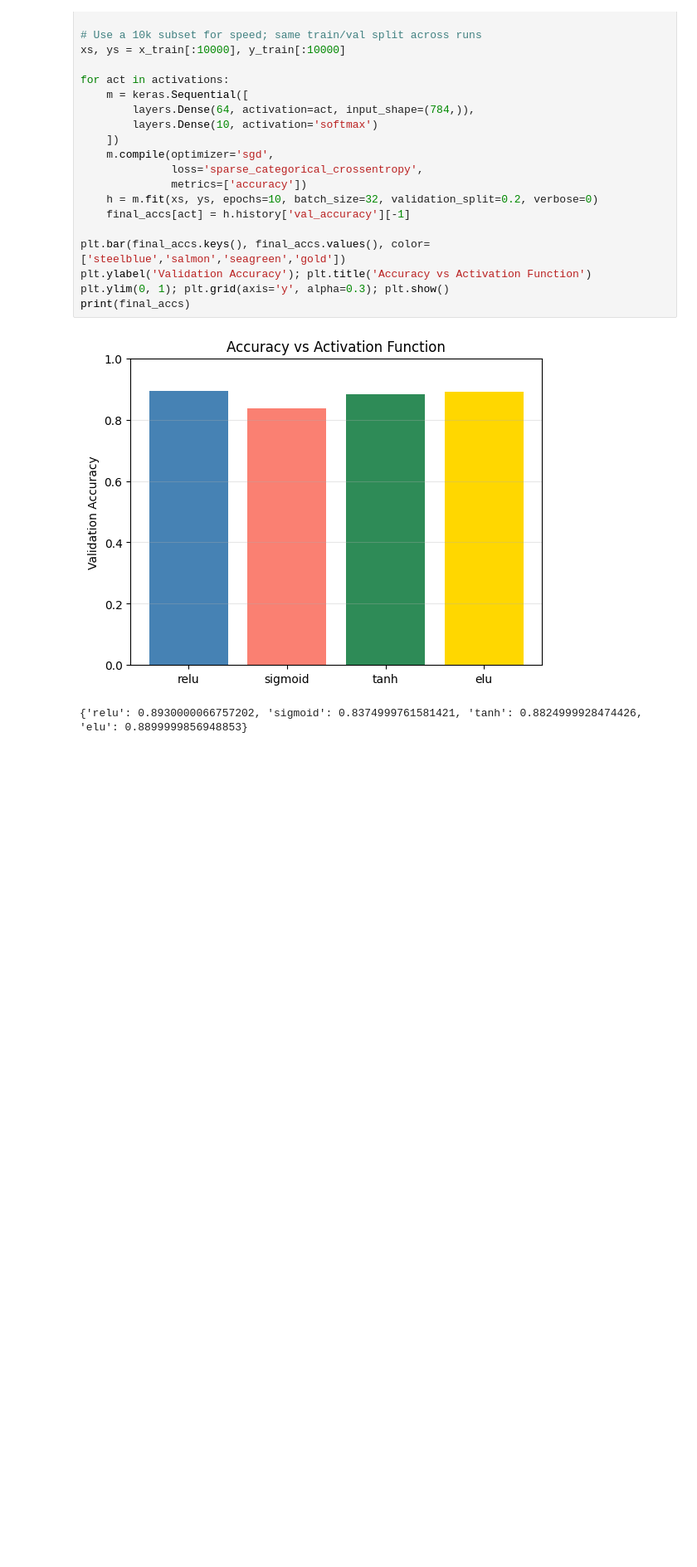
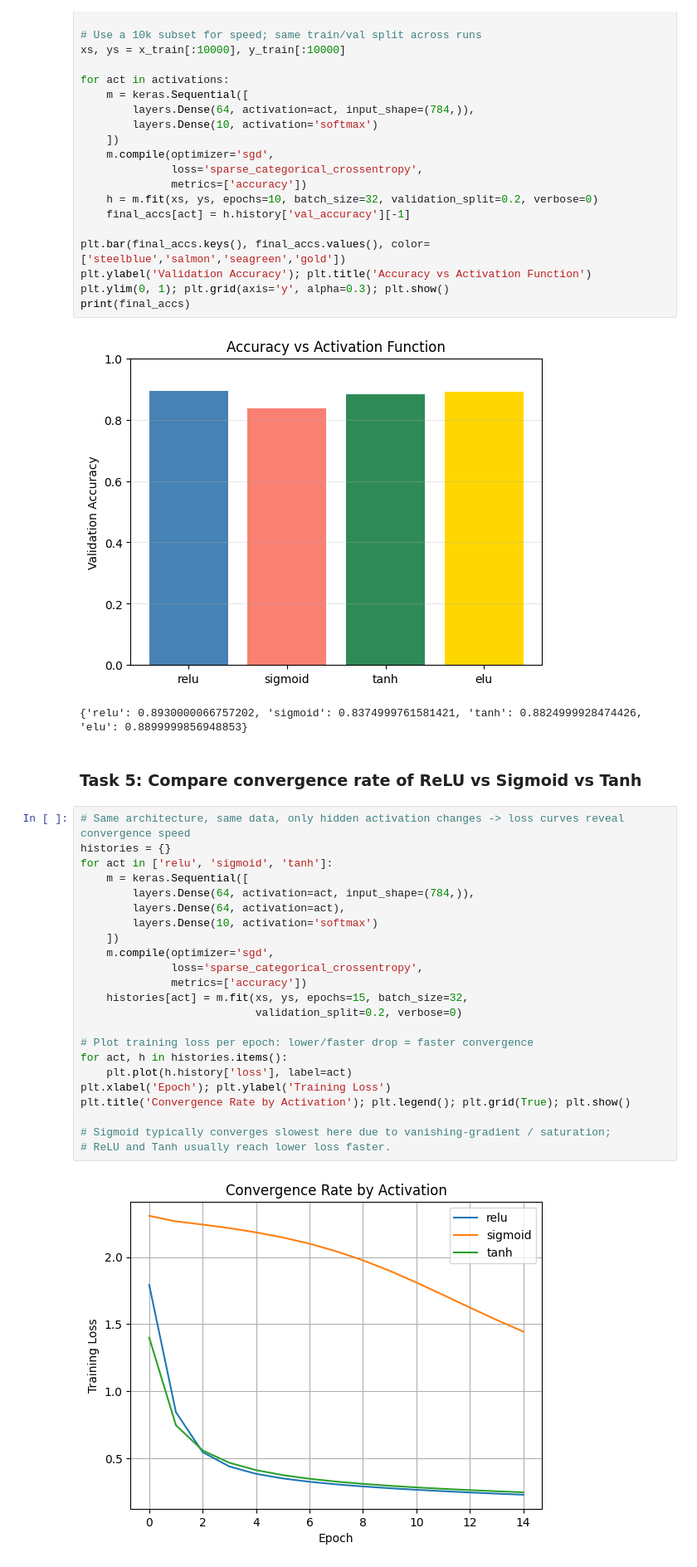
Before and after one commit to NoumanZahid-85/Introduction_to_Computer-Vision, a Jupyter notebook: CVLab09/Lab09_Tasks.ipynb, the cells around one changed output. Shown at 83% size. Drawn from its saved outputs; the diff is of its cells as text; blank space fills up the shorter version.

Commit message:
Add Task 5 activation convergence analysis

```diff
--- a/CVLab09/Lab09_Tasks.ipynb
+++ b/CVLab09/Lab09_Tasks.ipynb
@@ -133,3 +133,30 @@ print(final_accs)
 # %% [output]
 [figure]
 {'relu': 0.8930000066757202, 'sigmoid': 0.8374999761581421, 'tanh': 0.8824999928474426, 'elu': 0.8899999856948853}
+# %% [markdown]
+### Task 5: Compare convergence rate of ReLU vs Sigmoid vs Tanh
+# %%
+# Same architecture, same data, only hidden activation changes -> loss curves reveal convergence speed
+histories = {}
+for act in ['relu', 'sigmoid', 'tanh']:
+    m = keras.Sequential([
+        layers.Dense(64, activation=act, input_shape=(784,)),
+        layers.Dense(64, activation=act),
+        layers.Dense(10, activation='softmax')
+    ])
+    m.compile(optimizer='sgd',
+              loss='sparse_categorical_crossentropy',
+              metrics=['accuracy'])
+    histories[act] = m.fit(xs, ys, epochs=15, batch_size=32,
+                           validation_split=0.2, verbose=0)
+
+# Plot training loss per epoch: lower/faster drop = faster convergence
+for act, h in histories.items():
+    plt.plot(h.history['loss'], label=act)
+plt.xlabel('Epoch'); plt.ylabel('Training Loss')
+plt.title('Convergence Rate by Activation'); plt.legend(); plt.grid(True); plt.show()
+
+# Sigmoid typically converges slowest here due to vanishing-gradient / saturation;
+# ReLU and Tanh usually reach lower loss faster.
+# %% [output]
+[figure, added]
```
